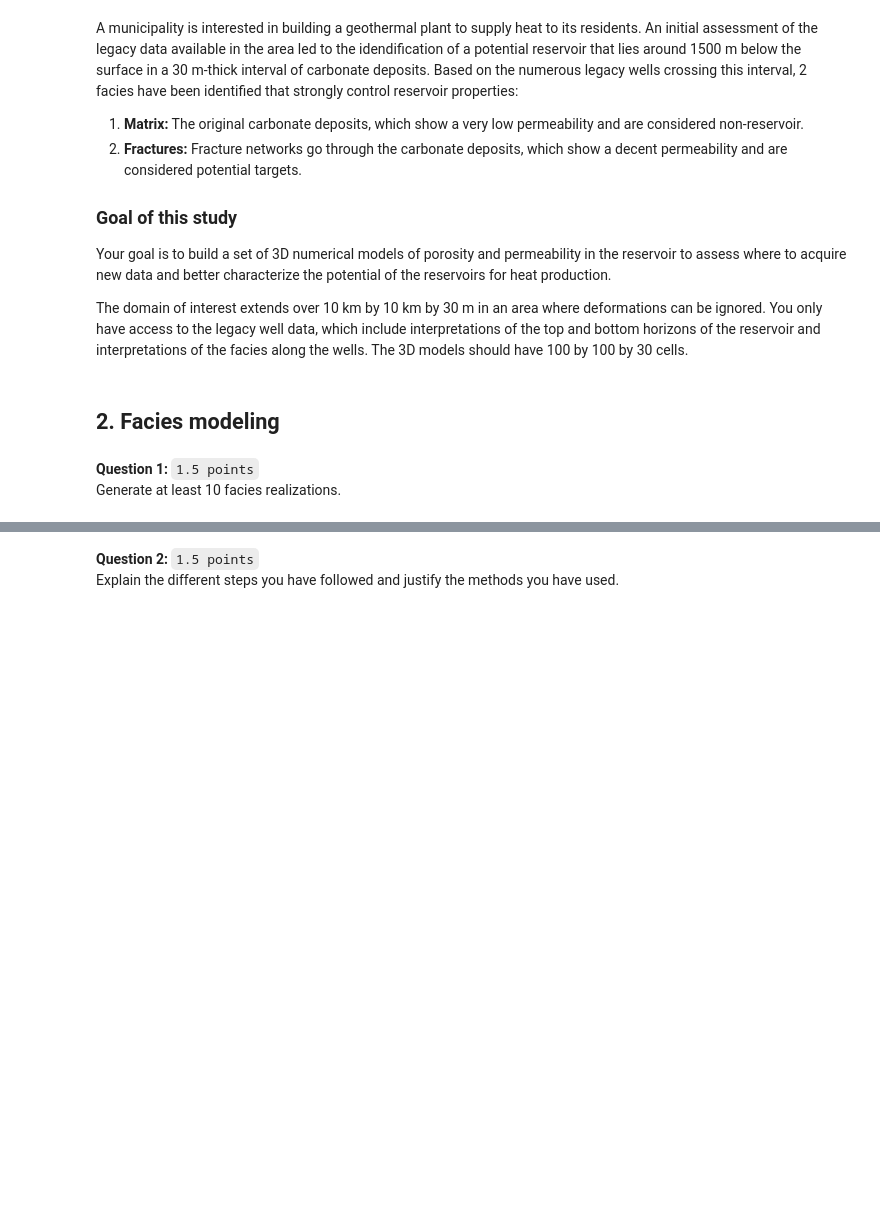
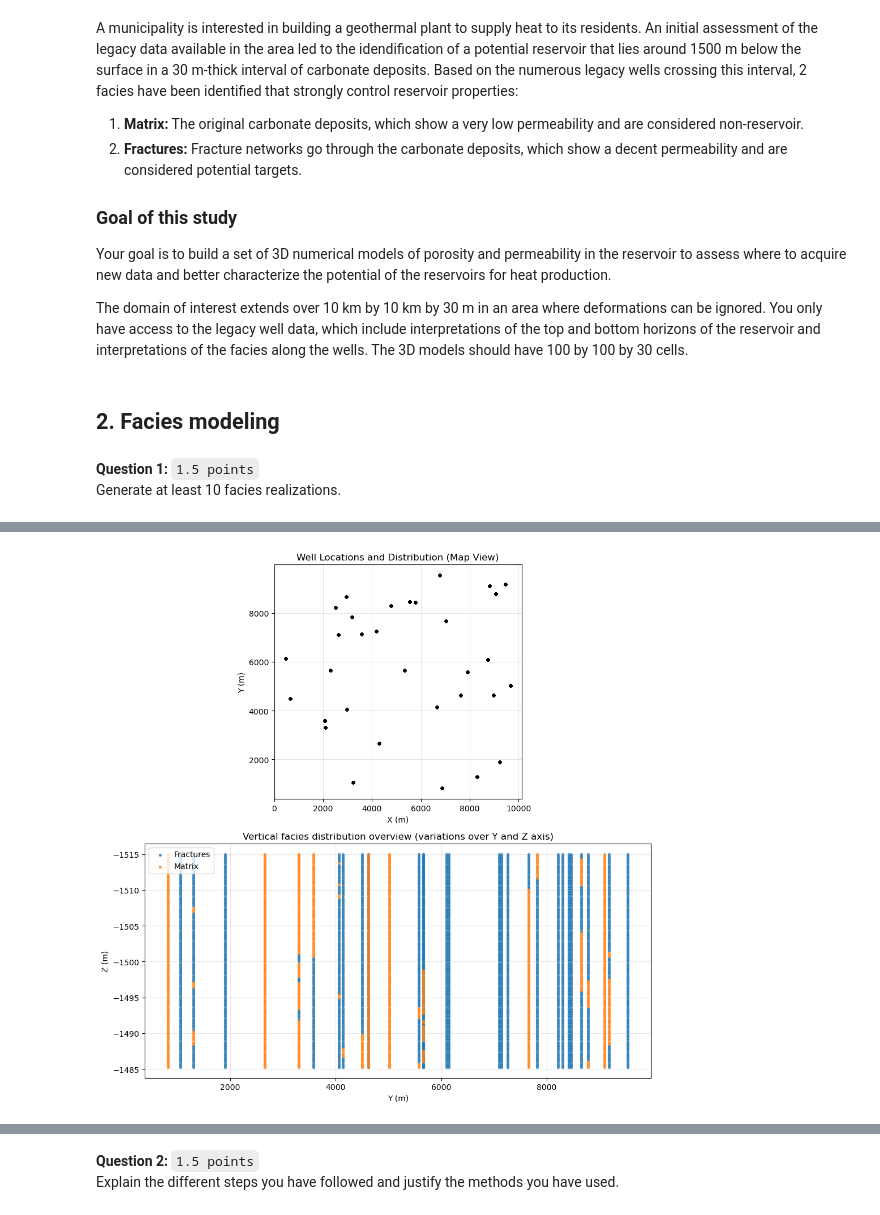
Before and after one commit to nandanajihha/Final-Assignment-Geomodelling, a Jupyter notebook: final-assignment.ipynb, the cells around one changed output, grey strips where cells are left out. Drawn from its saved outputs; the diff is of its cells as text; code cells hidden in the pictures; blank space fills up the shorter version.

```diff
--- a/final-assignment.ipynb
+++ b/final-assignment.ipynb
@@ -75,0 +115,28 @@ Generate at least 10 facies realizations.
+# %%
+fig, axes = plt.subplots(2, 1, figsize=(10, 10))
+
+# Plot 1: Well locations (map view)
+scatter = axes[0].scatter(well_data['X'], well_data['Y'], c='black', alpha=0.8, s=8)
+axes[0].set_xlabel('X (m)')
+axes[0].set_ylabel('Y (m)')
+axes[0].set_title('Well Locations and Distribution (Map View)')
+axes[0].grid(True, alpha=0.3)
+axes[0].set_aspect('equal')
+
+
+
+# Plot 2: Vertical facies distribution overview (variations over Y and Z axis)
+for facies in well_data['Facies'].unique():
+    subset = well_data[well_data['Facies'] == facies]
+    axes[1].scatter(subset['Y'], subset['Z'], label=facies, alpha=0.7, s=8)
+axes[1].set_xlabel('Y (m)')
+axes[1].set_ylabel('Z (m)')
+axes[1].set_title('Vertical facies distribution overview (variations over Y and Z axis)')
+axes[1].legend()
+axes[1].grid(True, alpha=0.3)
+axes[1].invert_yaxis()
+
+plt.tight_layout()
+plt.show()
+# %% [output]
+[figure, added]
```
Also changed, not shown: parts of 13 cells of this notebook.
